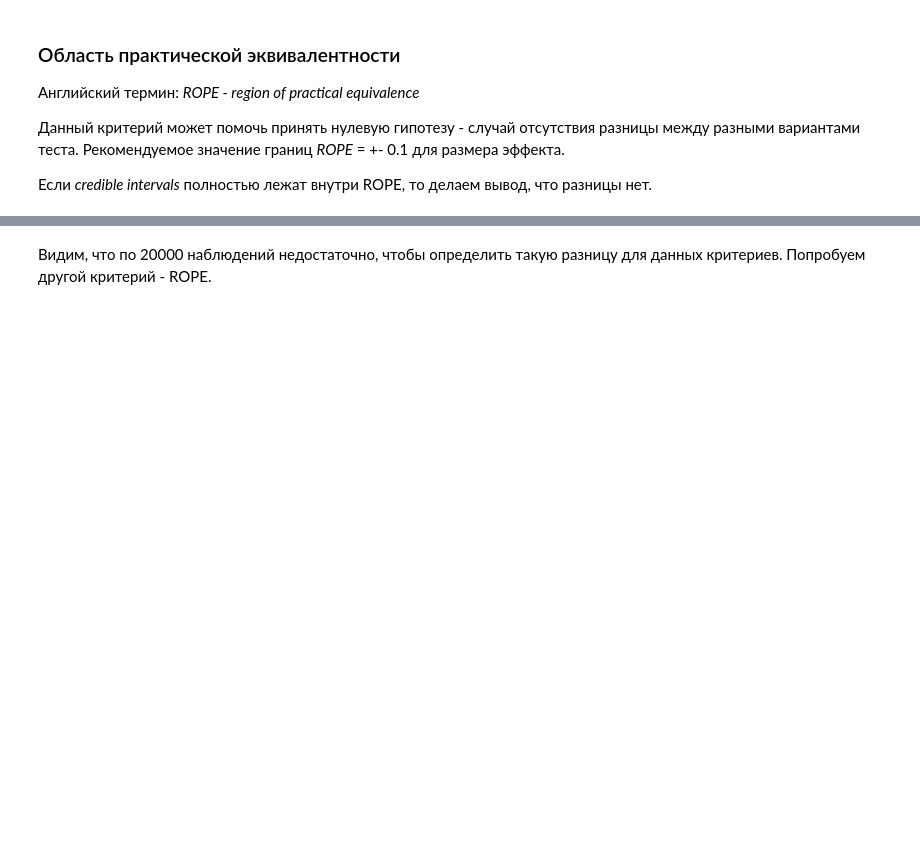
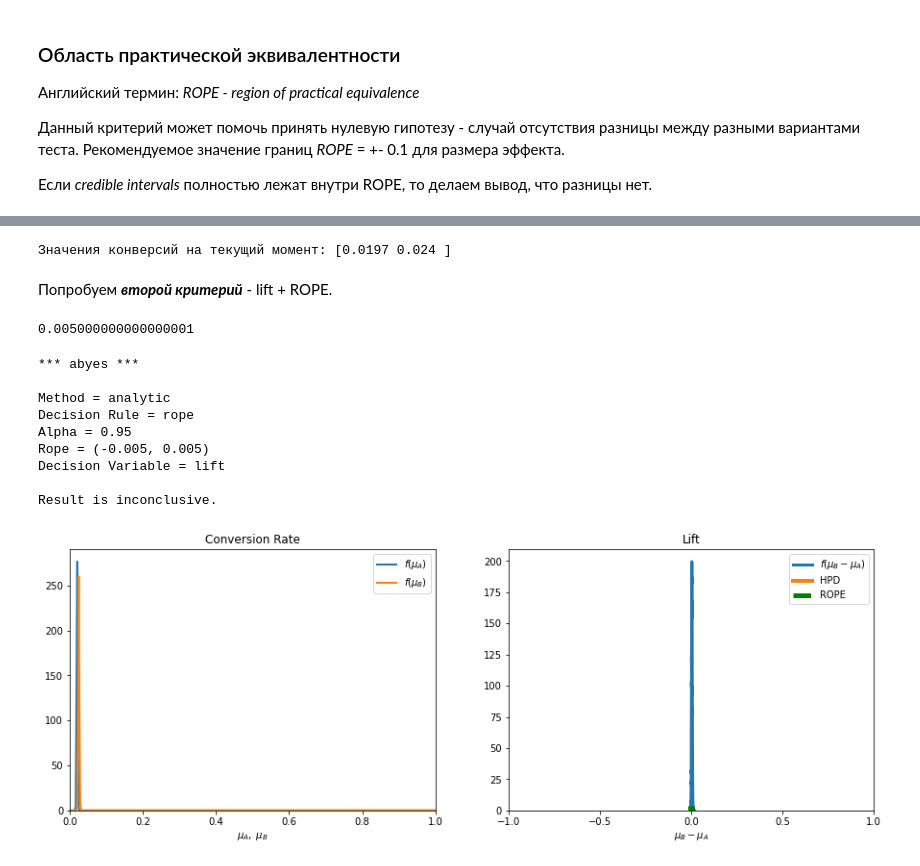
Before and after one commit to iakubovskii7/AB, a Jupyter notebook: Description algorithms/Bayesian_algorithms.ipynb, the cells around one changed output, grey strips where cells are left out. Saved outputs shown, nothing was run; the diff lists cells and outputs as text; code cells hidden in the pictures; blank space fills up the shorter version.

```diff
--- a/Description algorithms/Bayesian_algorithms.ipynb
+++ b/Description algorithms/Bayesian_algorithms.ipynb
@@ -157,3 +172,25 @@ Decision Variable = lift
-# %% [markdown]
-Видим, что по 20000 наблюдений недостаточно, чтобы определить такую разницу
-для данных критериев. Попробуем другой критерий - ROPE.
+# %%
+print(f"Значения конверсий на текущий момент: {data.mean(axis=0)}")
+# %% [output]
+Значения конверсий на текущий момент: [0.0197 0.024 ]
+# %% [markdown]
+Попробуем ***второй критерий*** - lift + ROPE.
+# %%
+0.025 - 0.02
+# %% [output]
+0.005000000000000001
+# %%
+exp = ab.AbExp(method='analytic', decision_var = 'lift',
+               rule='rope', rope=(-0.005,0.005), alpha=0.95, plot=True)
+results = exp.experiment(data.T)
+# %% [output]
+*** abyes ***
+
+Method = analytic
+Decision Rule = rope
+Alpha = 0.95
+Rope = (-0.005, 0.005)
+Decision Variable = lift
+
+Result is inconclusive.
+[figure, added]
```
Also changed, not shown: parts of 28 cells of this notebook, 3 other files.
